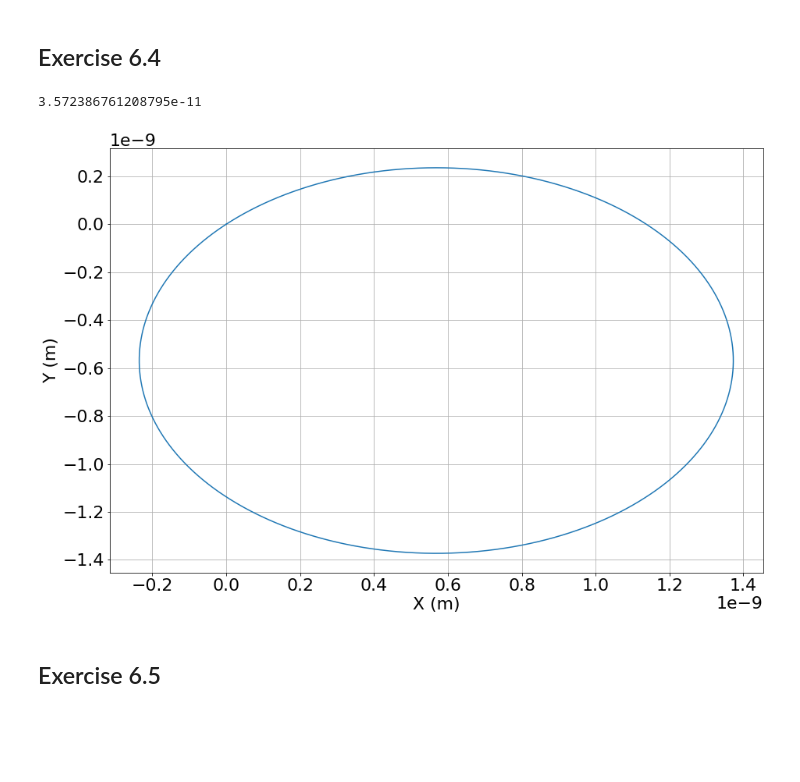
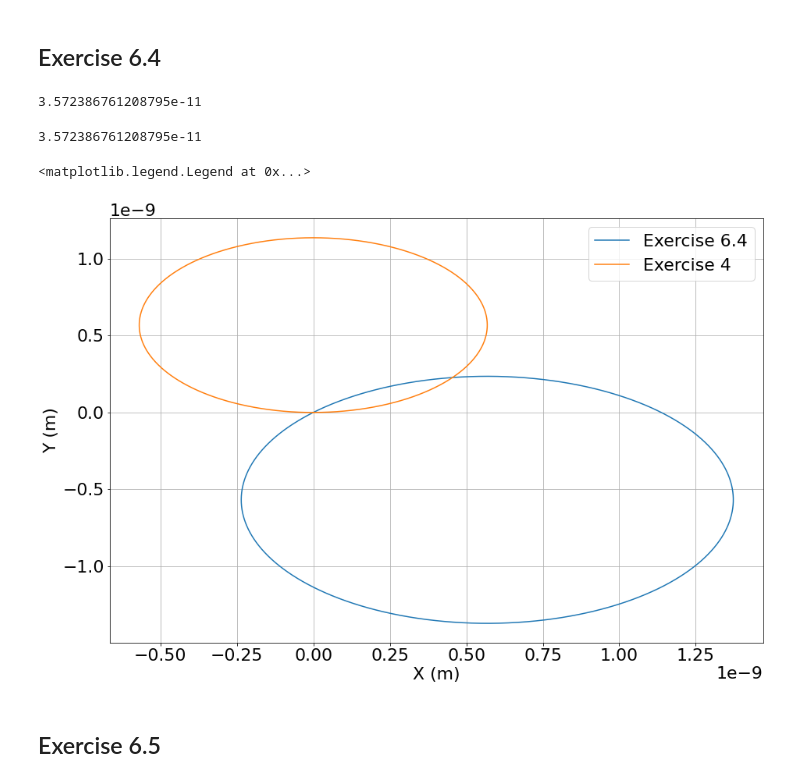
Before and after one commit to gregorycorcoran/Python-Notebooks, a Jupyter notebook: Computational Lab.ipynb, the cells around one changed output. Cells and saved outputs as stored; diff of their text form; code cells hidden in the pictures; blank space fills up the shorter version.

```diff
--- a/Computational Lab.ipynb
+++ b/Computational Lab.ipynb
@@ -395,17 +410,23 @@ Text(0, 0.5, '$V_y$ (m/s)')
 [figure]
 # %% [markdown]
 ## Exercise 6.4
-# %%
-ans14=EOM2([0,0,0],[0,0,1],[100,100,0],1.60217663e-19,9.1093837e-31,1e-16,vel=False)
-# %% [output]
-3.572386761208795e-11
+# %%
+#Exercise 6.4
+ans14=EOM2([0,0,0],[0,0,1],[100,100,0],1.60217663e-19,9.1093837e-31,1e-16,vel=False)
+# %% [output]
+3.572386761208795e-11
 # %%
 plt.plot(ans14[0],ans14[1])
+ans5=EOM2([0,0,0],[0,0,1],[100,0,0],-1.60217663e-19,9.1093837e-31,1e-15,vel=False)
+plt.plot(ans5[0],ans5[1])
 plt.xlabel('X (m)')
 plt.ylabel('Y (m)')
 plt.grid(True)
+plt.legend(['Exercise 6.4','Exercise 4'])
 # %% [output]
+3.572386761208795e-11
+<matplotlib.legend.Legend at 0x...>
-[figure, old version]
+[figure, new version]
 # %% [markdown]
 ## Exercise 6.5
 # %%
```
Also changed, not shown: parts of 40 cells of this notebook, 1 other file.
